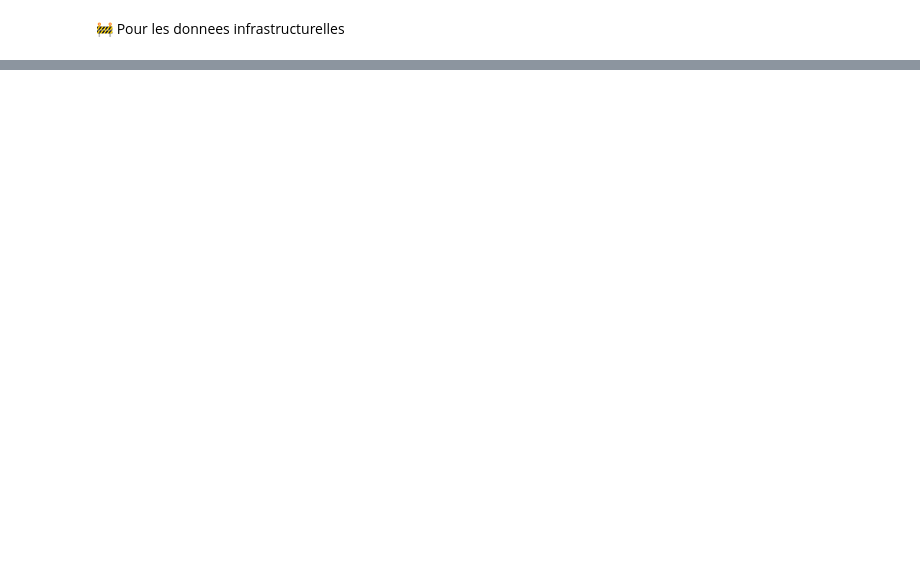
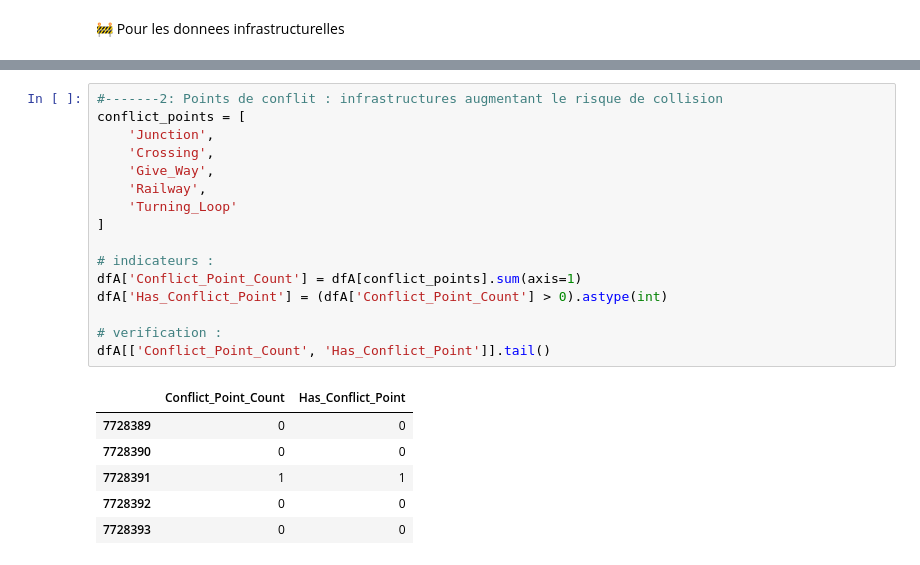
Before and after one commit to zinebettahery/US-Accidents, a Jupyter notebook: notebooks/EDA.ipynb, the cells around one changed output, grey strips where cells are left out. Drawn from its saved outputs; the diff is of its cells as text; blank space fills up the shorter version.

```diff
--- a/notebooks/EDA.ipynb
+++ b/notebooks/EDA.ipynb
@@ -1443,0 +1418,23 @@ T1 {
+# %%
+#-------2: Points de conflit : infrastructures augmentant le risque de collision
+conflict_points = [
+    'Junction',
+    'Crossing',
+    'Give_Way',
+    'Railway',
+    'Turning_Loop'
+]
+
+# indicateurs :
+dfA['Conflict_Point_Count'] = dfA[conflict_points].sum(axis=1)
+dfA['Has_Conflict_Point'] = (dfA['Conflict_Point_Count'] > 0).astype(int)
+
+# verification :
+dfA[['Conflict_Point_Count', 'Has_Conflict_Point']].tail()
+# %% [output]
+|  | Conflict_Point_Count | Has_Conflict_Point |
+| 7728389 | 0 | 0 |
+| 7728390 | 0 | 0 |
+| 7728391 | 1 | 1 |
+| 7728392 | 0 | 0 |
+| 7728393 | 0 | 0 |
```
Also changed, not shown: parts of 48 cells of this notebook.
